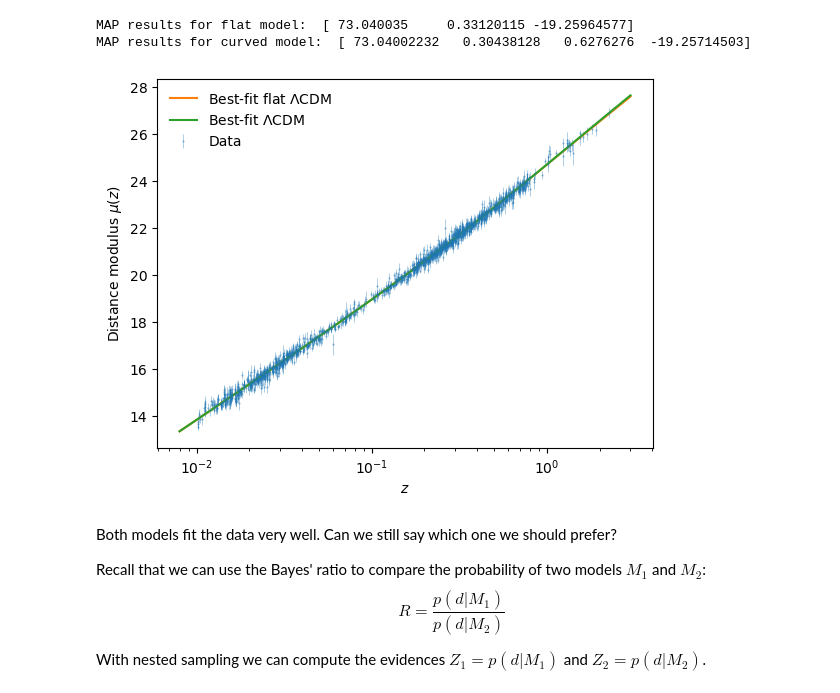
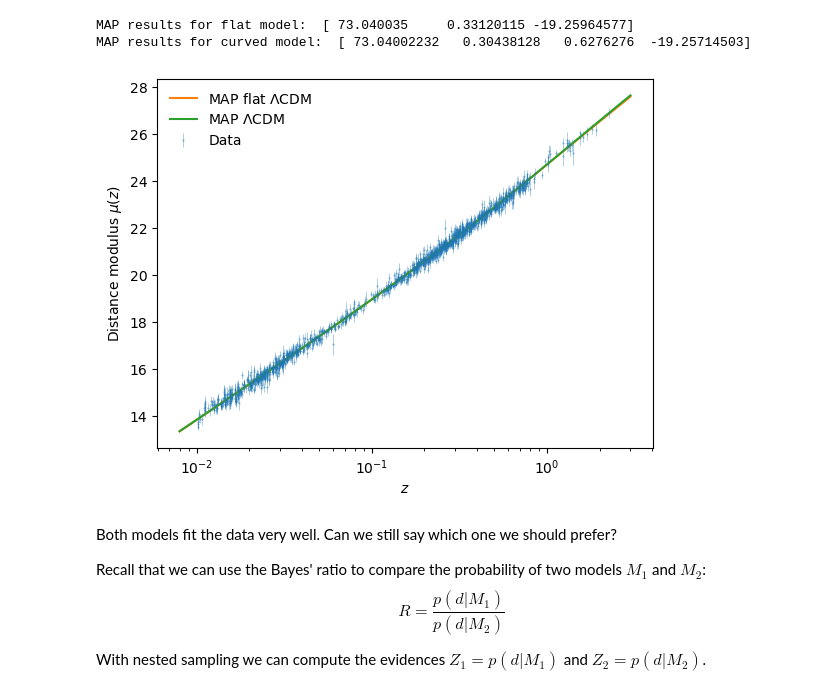
Before and after one commit to danschoe/bayes_stats, a Jupyter notebook: analysis.ipynb, the cells around one changed output. Cells and saved outputs as stored; diff of their text form; code cells hidden in the pictures.

```diff
--- a/analysis.ipynb
+++ b/analysis.ipynb
@@ -266,17 +265,18 @@ MAP results for curved model:  [ 73.04002232   0.30438128   0.6276276  -19.25714
 # %%
 z_fine = np.geomspace(0.008, 3, 100)
 
 fig, ax = bayesian_stats_course_tools.analyse.plot_data(
     x=z_data, y=data, y_err=data_error_bar, axis_labels=["$z$", r"Distance modulus $\mu(z)$"],
     linestyle="none", marker=".", markersize=1, alpha=0.5, elinewidth=0.5,
     models=[
-        dict(x=z_fine, y=flat_LCDM_distance_modulus_model(theta=theta_MAP_flat_lcdm, z=z_fine), style={"label": r"Best-fit flat $\Lambda$CDM"}),
-        dict(x=z_fine, y=LCDM_distance_modulus_model(theta=theta_MAP_lcdm, z=z_fine), style={"label": r"Best-fit $\Lambda$CDM"})
+        dict(x=z_fine, y=flat_LCDM_distance_modulus_model(theta=theta_MAP_flat_lcdm, z=z_fine), style={"label": r"MAP flat $\Lambda$CDM"}),
+        dict(x=z_fine, y=LCDM_distance_modulus_model(theta=theta_MAP_lcdm, z=z_fine), style={"label": r"MAP $\Lambda$CDM"})
     ]
 )
 ax.set_xscale("log")
+fig.savefig("plots/map.svg",format="svg")
 # %% [output]
-[figure, old version]
+[figure, new version]
 # %% [markdown]
 Both models fit the data very well. Can we still say which one we should prefer?
 
```
Also changed, not shown: parts of 29 cells of this notebook, 1 other file.
